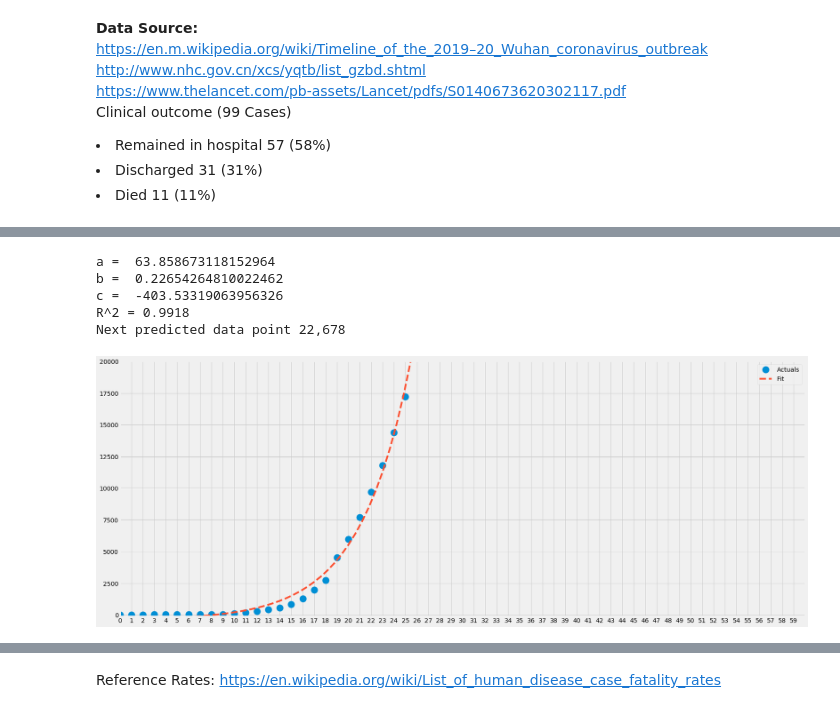
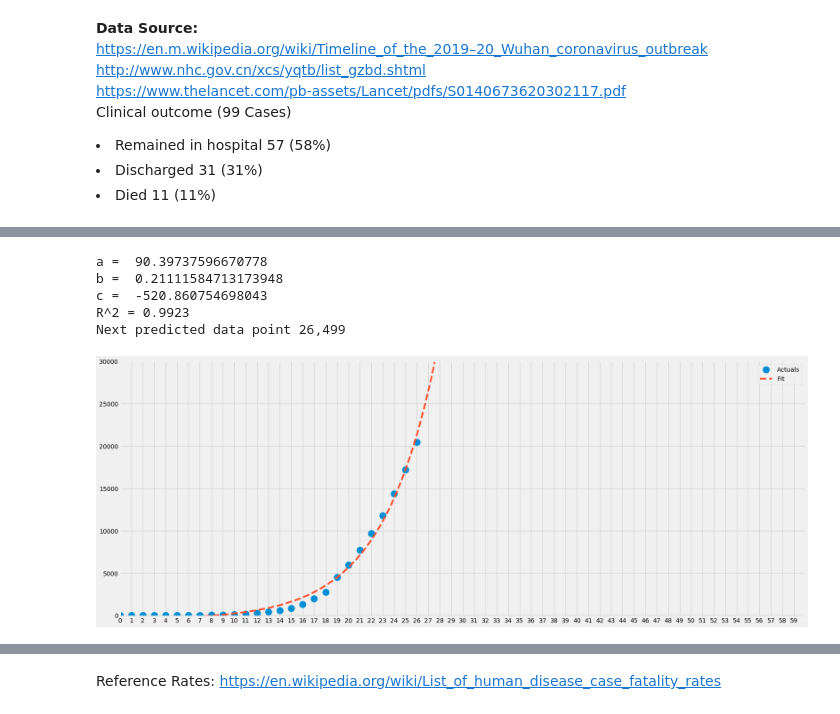
Before and after one commit to smtexas99/ncov19, a Jupyter notebook: ncov2019.ipynb, the cells around one changed output, grey strips where cells are left out. Cells and saved outputs as stored; diff of their text form; code cells hidden in the pictures.

```diff
--- a/ncov2019.ipynb
+++ b/ncov2019.ipynb
@@ -247,13 +247,13 @@ Next predicted data point 22,678
 # %%
 #Zoom-in
-proj(df_cc,n,20000)
+proj(df_cc,n,30000)
 # %% [output]
-a =  63.858673118152964
-b =  0.22654264810022462
-c =  -403.53319063956326
-R^2 = 0.9918
-Next predicted data point 22,678
+a =  90.39737596670778
+b =  0.21111584713173948
+c =  -520.860754698043
+R^2 = 0.9923
+Next predicted data point 26,499
-[figure, old version]
+[figure, new version]
 # %%
 
 print('CONFIRMED CASES outside Mainland China')
```
Also changed, not shown: parts of 17 cells of this notebook.
